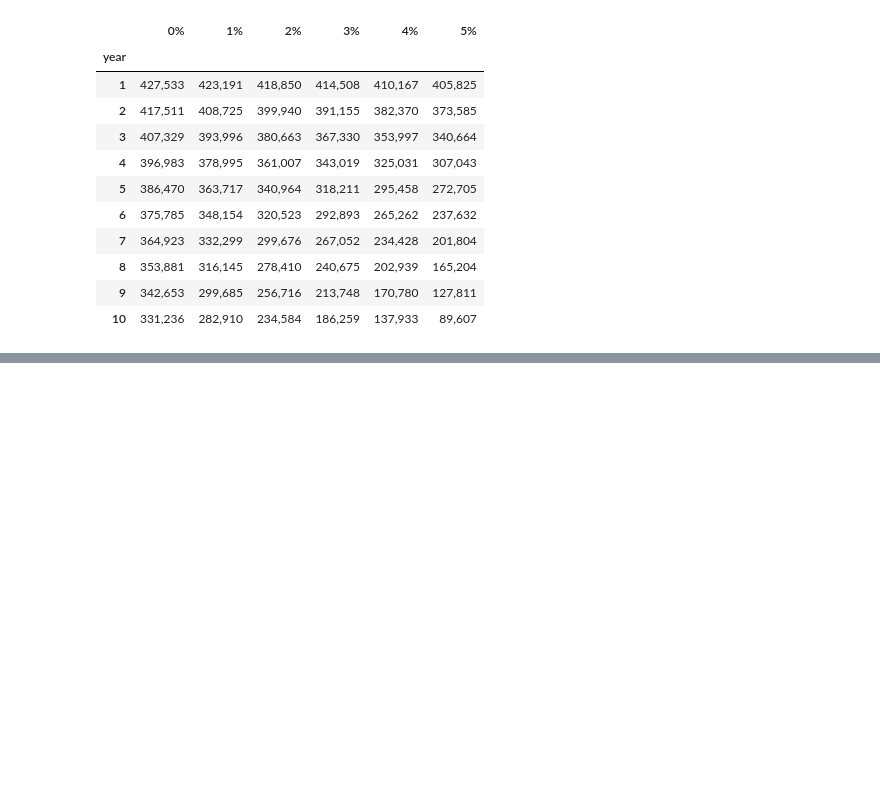
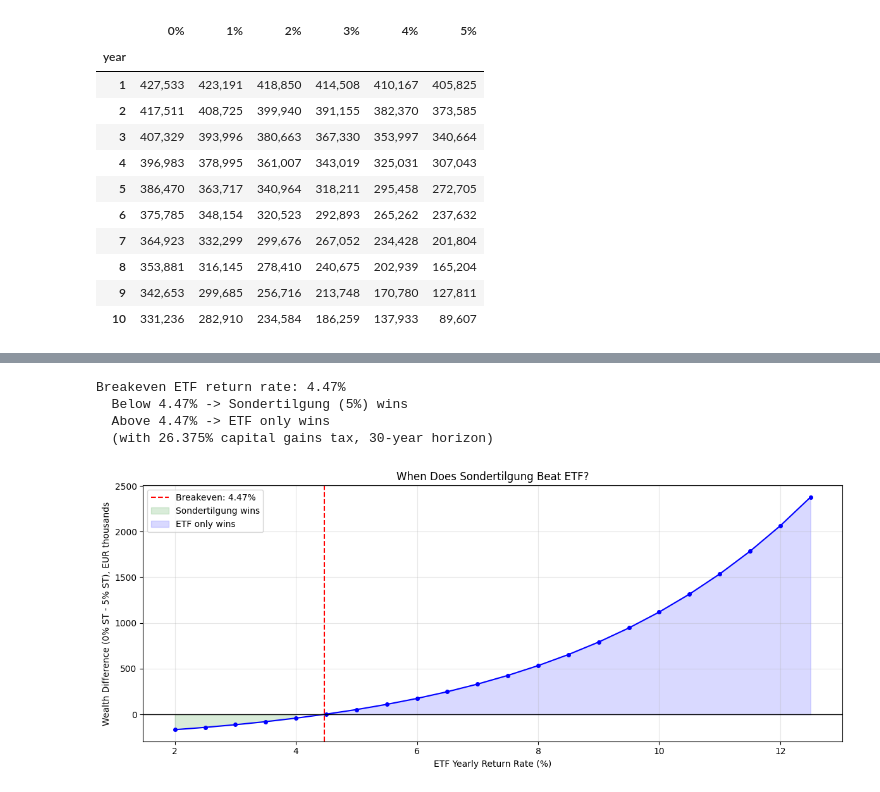
Before and after one commit to PKoshkin/finantial-tools, a Jupyter notebook: notebook/sondertilgung_vs_etf.ipynb, the cells around one changed output, grey strips where cells are left out. Saved outputs shown, nothing was run; the diff lists cells and outputs as text; code cells hidden in the pictures; blank space fills up the shorter version.

```diff
--- a/notebook/sondertilgung_vs_etf.ipynb
+++ b/notebook/sondertilgung_vs_etf.ipynb
@@ -385,0 +393,51 @@ Zinsbindung: 10 years
+# %%
+def wealth_difference(etf_rate):
+    """Final wealth(0% ST) - Final wealth(5% ST) at given ETF return rate."""
+    params = dict(common_params)
+    params['etf_yearly_return_rate'] = etf_rate
+    params['etf_tax_rate'] = ETF_TAX_RATE
+    w0 = compute_finantial_model(**params, sondertilgung_yearly_rate=0)['estimated_total_capital'].iloc[-1]
+    w5 = compute_finantial_model(**params, sondertilgung_yearly_rate=SONDERTILGUNG_YEARLY_RATE)['estimated_total_capital'].iloc[-1]
+    return w0 - w5
+
+# Bisection to find breakeven
+lo, hi = 0.01, 0.20
+for _ in range(50):
+    mid = (lo + hi) / 2
+    if wealth_difference(mid) > 0:
+        hi = mid
+    else:
+        lo = mid
+breakeven_rate = (lo + hi) / 2
+
+print(f"Breakeven ETF return rate: {breakeven_rate*100:.2f}%")
+print(f"  Below {breakeven_rate*100:.2f}% -> Sondertilgung ({SONDERTILGUNG_YEARLY_RATE*100:.0f}%) wins")
+print(f"  Above {breakeven_rate*100:.2f}% -> ETF only wins")
+print(f"  (with {ETF_TAX_RATE*100:.3f}% capital gains tax, {YEARS}-year horizon)")
+print()
+
+# Scan a range to show the full picture
+etf_rates = np.arange(0.02, 0.13, 0.005)
+diffs = [wealth_difference(r) for r in etf_rates]
+
+fig, ax = plt.subplots(figsize=(12, 5))
+ax.plot(etf_rates * 100, np.array(diffs) / 1000, 'b-o', markersize=4)
+ax.axhline(y=0, color='black', linewidth=1)
+ax.axvline(x=breakeven_rate * 100, color='red', linestyle='--', label=f'Breakeven: {breakeven_rate*100:.2f}%')
+ax.fill_between(etf_rates * 100, np.array(diffs) / 1000, 0,
+                where=np.array(diffs) < 0, alpha=0.15, color='green', label='Sondertilgung wins')
+ax.fill_between(etf_rates * 100, np.array(diffs) / 1000, 0,
+                where=np.array(diffs) > 0, alpha=0.15, color='blue', label='ETF only wins')
+ax.set_xlabel('ETF Yearly Return Rate (%)')
+ax.set_ylabel('Wealth Difference (0% ST - 5% ST), EUR thousands')
+ax.set_title('When Does Sondertilgung Beat ETF?')
+ax.legend()
+ax.grid(True, alpha=0.3)
+plt.tight_layout()
+plt.show()
+# %% [output]
+Breakeven ETF return rate: 4.47%
+  Below 4.47% -> Sondertilgung (5%) wins
+  Above 4.47% -> ETF only wins
+  (with 26.375% capital gains tax, 30-year horizon)
+[figure, added]
```
Also changed, not shown: parts of 9 cells of this notebook, 1 other file.
